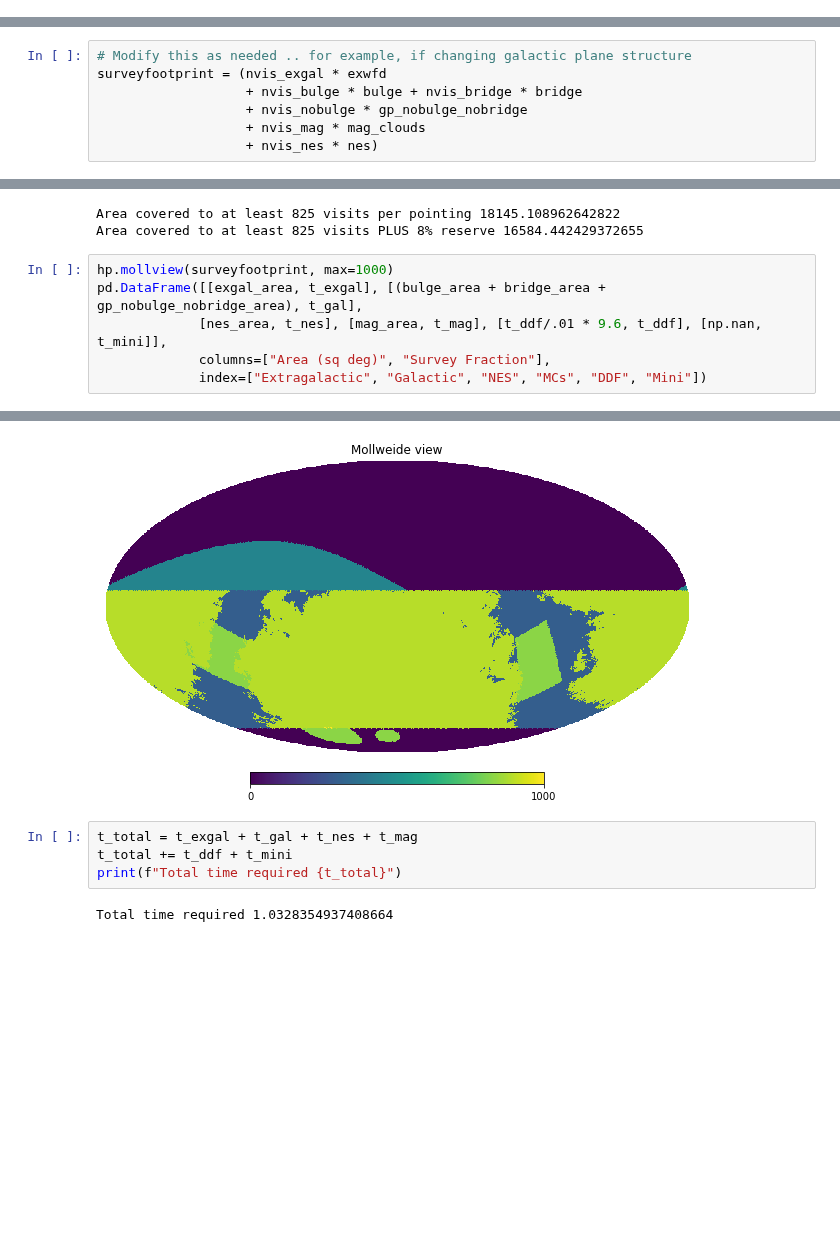
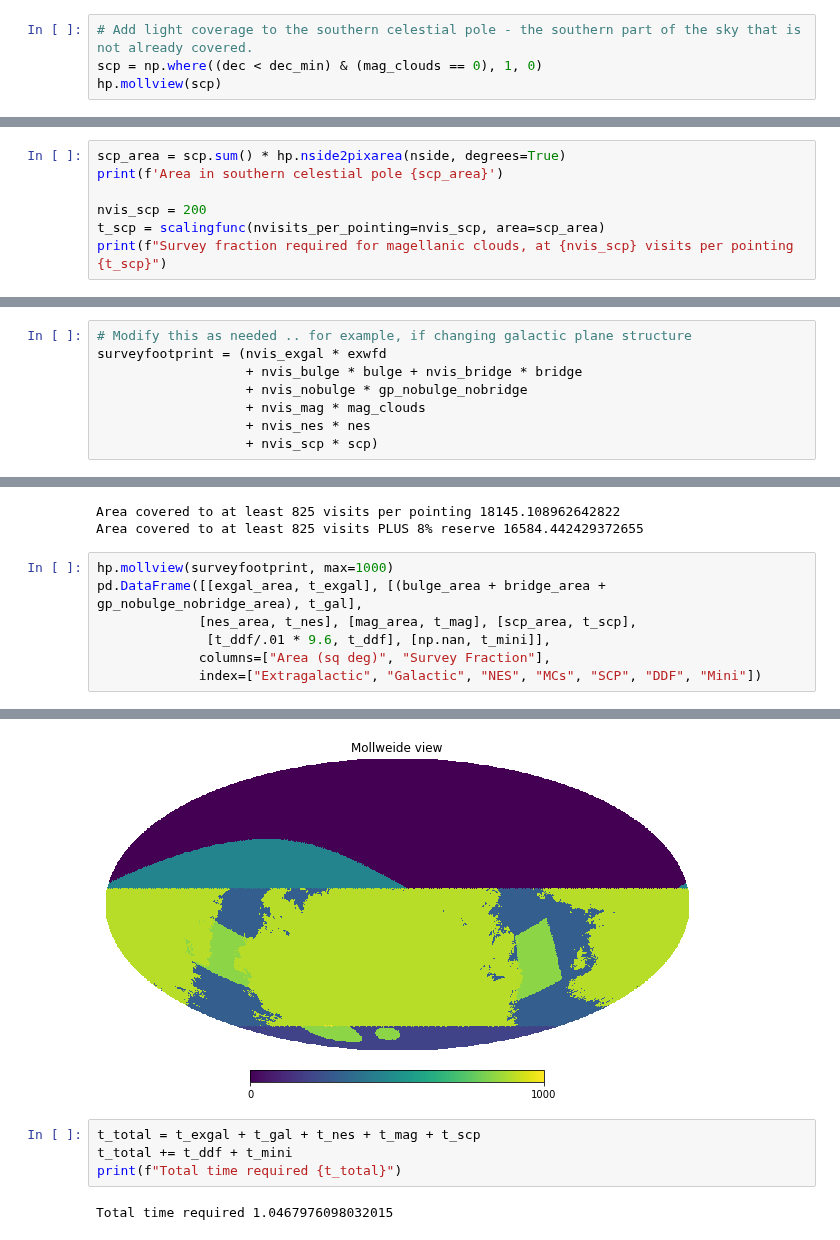
Before and after one commit to lsst-pst/survey_strategy, a Jupyter notebook: fbs_1.7/SkyCoverage.ipynb, the cells around one changed output, grey strips where cells are left out. Saved outputs shown, nothing was run; the diff lists cells and outputs as text; blank space fills up the shorter version.

```diff
--- a/fbs_1.7/SkyCoverage.ipynb
+++ b/fbs_1.7/SkyCoverage.ipynb
@@ -327,0 +334,4 @@ Survey fraction required for magellanic clouds, at 825 visits per pointing 0.011
+# %%
+# Add light coverage to the southern celestial pole - the southern part of the sky that is not already covered.
+scp = np.where((dec < dec_min) & (mag_clouds == 0), 1, 0)
+hp.mollview(scp)
@@ -327,0 +340,7 @@ Survey fraction required for magellanic clouds, at 825 visits per pointing 0.011
+# %%
+scp_area = scp.sum() * hp.nside2pixarea(nside, degrees=True)
+print(f'Area in southern celestial pole {scp_area}')
+
+nvis_scp = 200
+t_scp = scalingfunc(nvisits_per_pointing=nvis_scp, area=scp_area)
+print(f"Survey fraction required for magellanic clouds, at {nvis_scp} visits per pointing {t_scp}")
@@ -338,7 +360,8 @@ surveyfootprint = (nvis_exgal * exwfd
                    + nvis_bulge * bulge + nvis_bridge * bridge
                    + nvis_nobulge * gp_nobulge_nobridge
                    + nvis_mag * mag_clouds
-                   + nvis_nes * nes)
+                   + nvis_nes * nes
+                   + nvis_scp * scp)
 # %%
 # We do need to check that we're planning for about 18k sq deg to be visited to at least 825 per SRD
 goal_srd = len(np.where(surveyfootprint >= 825)[0]) * hp.nside2pixarea(nside, degrees=True)
@@ -351,9 +374,10 @@ Area covered to at least 825 visits PLUS 8% reserve 16584.442429372655
 # %%
 hp.mollview(surveyfootprint, max=1000)
 pd.DataFrame([[exgal_area, t_exgal], [(bulge_area + bridge_area + gp_nobulge_nobridge_area), t_gal],
-             [nes_area, t_nes], [mag_area, t_mag], [t_ddf/.01 * 9.6, t_ddf], [np.nan, t_mini]],
+             [nes_area, t_nes], [mag_area, t_mag], [scp_area, t_scp],
+              [t_ddf/.01 * 9.6, t_ddf], [np.nan, t_mini]],
              columns=["Area (sq deg)", "Survey Fraction"],
-             index=["Extragalactic", "Galactic", "NES", "MCs", "DDF", "Mini"])
+             index=["Extragalactic", "Galactic", "NES", "MCs", "SCP", "DDF", "Mini"])
 # %% [output]
 |  | Area (sq deg) | Survey Fraction |
 | Extragalactic | 16581.295078 | 0.756107 |
@@ -363,9 +388,9 @@ pd.DataFrame([[exgal_area, t_exgal], [(bulge_area + bridge_area + gp_nobulge_nob
 | DDF | 48.000000 | 0.050000 |
 | Mini | NaN | 0.030000 |
-[figure, old version]
+[figure, new version]
 # %%
-t_total = t_exgal + t_gal + t_nes + t_mag
+t_total = t_exgal + t_gal + t_nes + t_mag + t_scp
 t_total += t_ddf + t_mini
 print(f"Total time required {t_total}")
 # %% [output]
-Total time required 1.0328354937408664
+Total time required 1.0467976098032015
```
Also changed, not shown: parts of 5 cells of this notebook.
